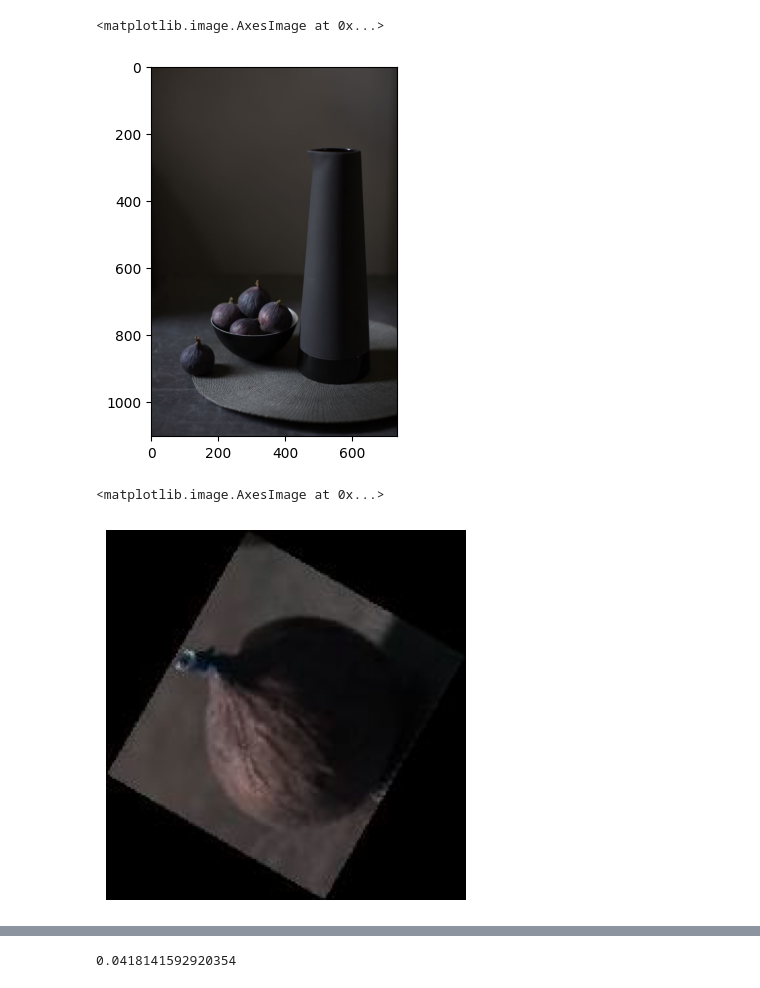
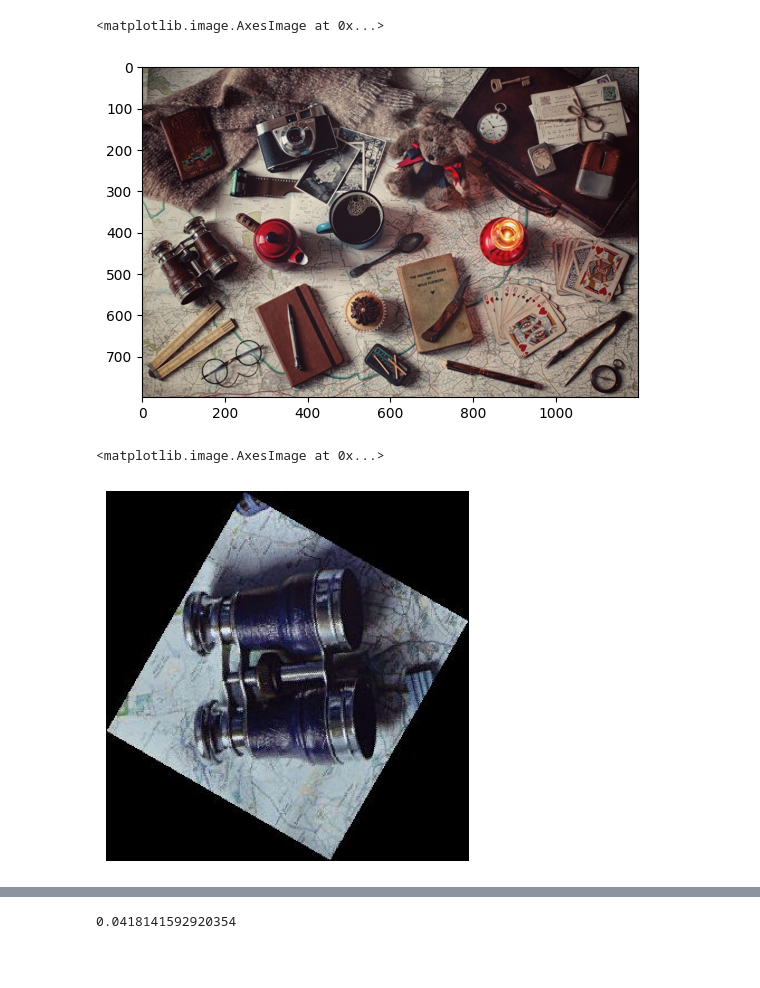
Before and after one commit to ogalay/cv_lab_2, a Jupyter notebook: cv_lab2.ipynb, the cells around one changed output, grey strips where cells are left out. Cells and saved outputs as stored; diff of their text form; code cells hidden in the pictures; blank space fills up the shorter version.

```diff
--- a/cv_lab2.ipynb
+++ b/cv_lab2.ipynb
@@ -111,17 +111,17 @@ row39: 0.536146447409246
 row40: 0.0418141592920354
 iou_mean 0.6239781688403871
 # %%
-img1 = cv2.imread("dataset/13.jpg")
+img1 = cv2.imread("dataset/22.jpg")
 #plt.axis('off')
 plt.imshow(cv2.cvtColor(img1, cv2.COLOR_BGR2RGB))
 # %% [output]
 <matplotlib.image.AxesImage at 0x...>
-[figure, old version]
+[figure, new version]
 # %%
-img2 = cv2.imread("dataset/pattern/cropped_img_13.jpg")
+img2 = cv2.imread("dataset/pattern/cropped_img_22.jpg")
 plt.axis('off')
 plt.imshow(img2)
 # %% [output]
 <matplotlib.image.AxesImage at 0x...>
-[figure, old version]
+[figure, new version]
 # %%
```
Also changed, not shown: parts of 3 cells of this notebook, 4 other files.
